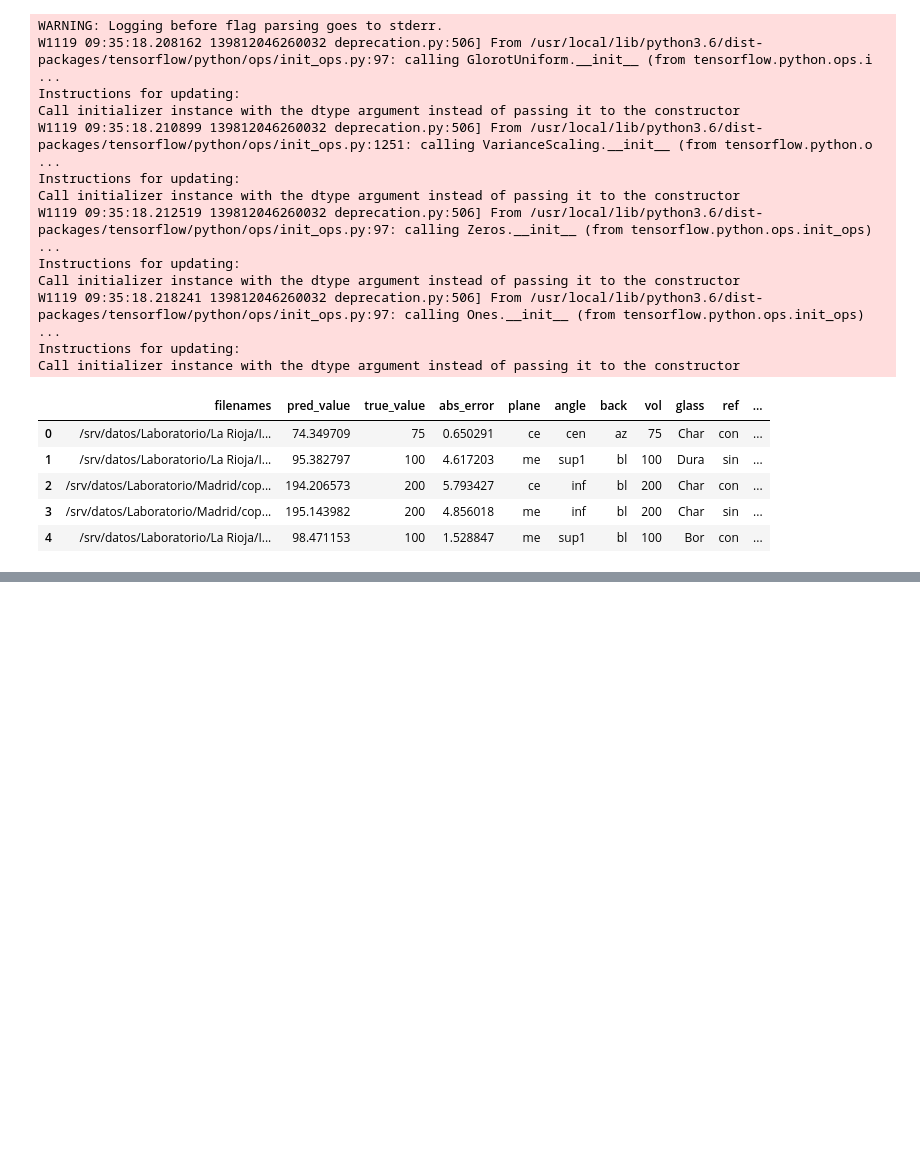
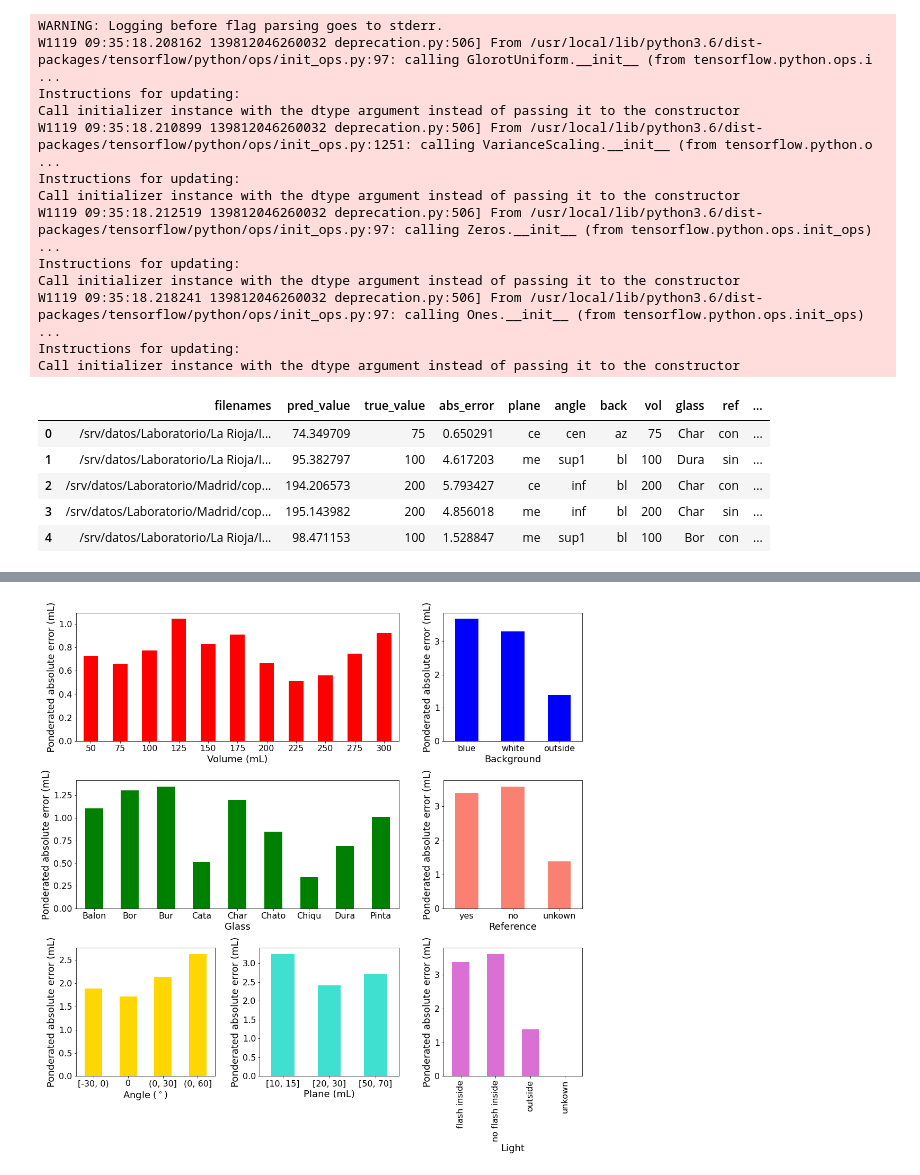
Before and after one commit to MiriamCobo/BrainGut-WineUp, a Jupyter notebook: notebooks/CopasVasosAll_AbsError.ipynb, the cells around one changed output, grey strips where cells are left out. Drawn from its saved outputs; the diff is of its cells as text; code cells hidden in the pictures; blank space fills up the shorter version.

```diff
--- a/notebooks/CopasVasosAll_AbsError.ipynb
+++ b/notebooks/CopasVasosAll_AbsError.ipynb
@@ -182,0 +305,12 @@ fig.tight_layout(pad=4.0)
+# %%
+custom_dict = {'inf': 0, 'cen': 1, 'sup1': 2, 'sup': 3}
+df_angles=df_angles.sort_values(by=['angle'], key=lambda x: x.map(custom_dict))
+
+custom_dict = {'ce': 0, 'me': 1, 'al': 2}
+df_planes=df_planes.sort_values(by=['plane'], key=lambda x: x.map(custom_dict))
+
+custom_dict = {'f': 0, 'nf': 1, 'ext': 2, 'nd': 3}
+df_light=df_light.sort_values(by=['light'], key=lambda x: x.map(custom_dict))
+
+custom_dict = {'con': 0, 'sin': 1, 'nd': 2}
+df_ref=df_ref.sort_values(by=['ref'], key=lambda x: x.map(custom_dict))
@@ -182,0 +345,66 @@ fig.tight_layout(pad=4.0)
+# %%
+figsize = 5
+
+fig, axs = plt.subplots(3, 3, figsize=(figsize*3, figsize*3))
+
+gs = axs[0, 0].get_gridspec()
+# remove the underlying axes
+for ax in axs[0, 0:-1]:
+    ax.remove()
+axbig = fig.add_subplot(gs[0, 0:-1])
+
+df_vols.plot.bar(x='vol', y='pond_abs_error', ax=axbig, color=['red'], legend=None)
+axbig.set_xlabel('Volume (mL)', fontsize=18)
+axbig.set_ylabel('Ponderated absolute error (mL)', fontsize=18)
+axbig.tick_params(axis='x', rotation=0)
+axbig.tick_params(axis='both', which='major', labelsize=16)
+
+df_backs.plot.bar(x='back', y='pond_abs_error', ax=axs[0,2], color=['blue'], legend=None)
+axs[0,2].set_xlabel('Background', fontsize=18)
+axs[0,2].set_ylabel('Ponderated absolute error (mL)', fontsize=18)
+axs[0,2].tick_params(axis='x', rotation=0)
+axs[0,2].tick_params(axis='both', which='major', labelsize=16)
+
+gs = axs[1, 0].get_gridspec()
+# remove the underlying axes
+for ax in axs[1, 0:-1]:
+    ax.remove()
+axbig2 = fig.add_subplot(gs[1, 0:-1])
+
+df_glasses.plot.bar(x='glass', y='pond_abs_error', ax=axbig2, color=['green'], legend=None)
+axbig2.set_xlabel('Glass', fontsize=18)
+axbig2.set_ylabel('Ponderated absolute error (mL)', fontsize=18)
+axbig2.tick_params(axis='x', rotation=0)
+axbig2.tick_params(axis='both', which='major', labelsize=16)
+
+df_ref.plot.bar(x='ref', y='pond_abs_error', ax=axs[1,2], color=['salmon'], legend=None)
+axs[1,2].set_xlabel('Reference', fontsize=18)
+axs[1,2].set_ylabel('Ponderated absolute error (mL)', fontsize=18)
+axs[1,2].tick_params(axis='x', rotation=0)
+axs[1,2].tick_params(axis='both', which='major', labelsize=16)
+
+df_angles.plot.bar(x='angle', y='pond_abs_error', ax=axs[2,0], color=['gold'], legend=None)
+axs[2,0].set_xlabel('Angle ($^\circ$)', fontsize=18)
+axs[2,0].set_ylabel('Ponderated absolute error (mL)', fontsize=18)
+axs[2,0].tick_params(axis='x', rotation=0)
+axs[2,0].tick_params(axis='both', which='major', labelsize=16)
+
+df_planes.plot.bar(x='plane', y='pond_abs_error', ax=axs[2,1], color=['turquoise'], legend=None)
+axs[2,1].set_xlabel('Plane (mL)', fontsize=18)
+axs[2,1].set_ylabel('Ponderated absolute error (mL)', fontsize=18)
+axs[2,1].tick_params(axis='x', rotation=0)
+axs[2,1].tick_params(axis='both', which='major', labelsize=16)
+
+df_light.plot.bar(x='light', y='pond_abs_error', ax=axs[2,2], color=['orchid'], legend=None)
+axs[2,2].set_xlabel('Light', fontsize=18)
+axs[2,2].set_ylabel('Ponderated absolute error (mL)', fontsize=18)
+axs[2,2].tick_params(axis='x', rotation=90)
+axs[2,2].tick_params(axis='both', which='major', labelsize=16)
+
+# for ax in axs:
+#    ax.tick_params(axis='both', which='major', labelsize=16)
+
+fig.tight_layout(pad=3.0)
+plt.savefig('/srv/image-results/pond_abs_error.pdf',bbox_inches='tight')
+# %% [output]
+[figure, added]
```
Also changed, not shown: parts of 11 cells of this notebook.
